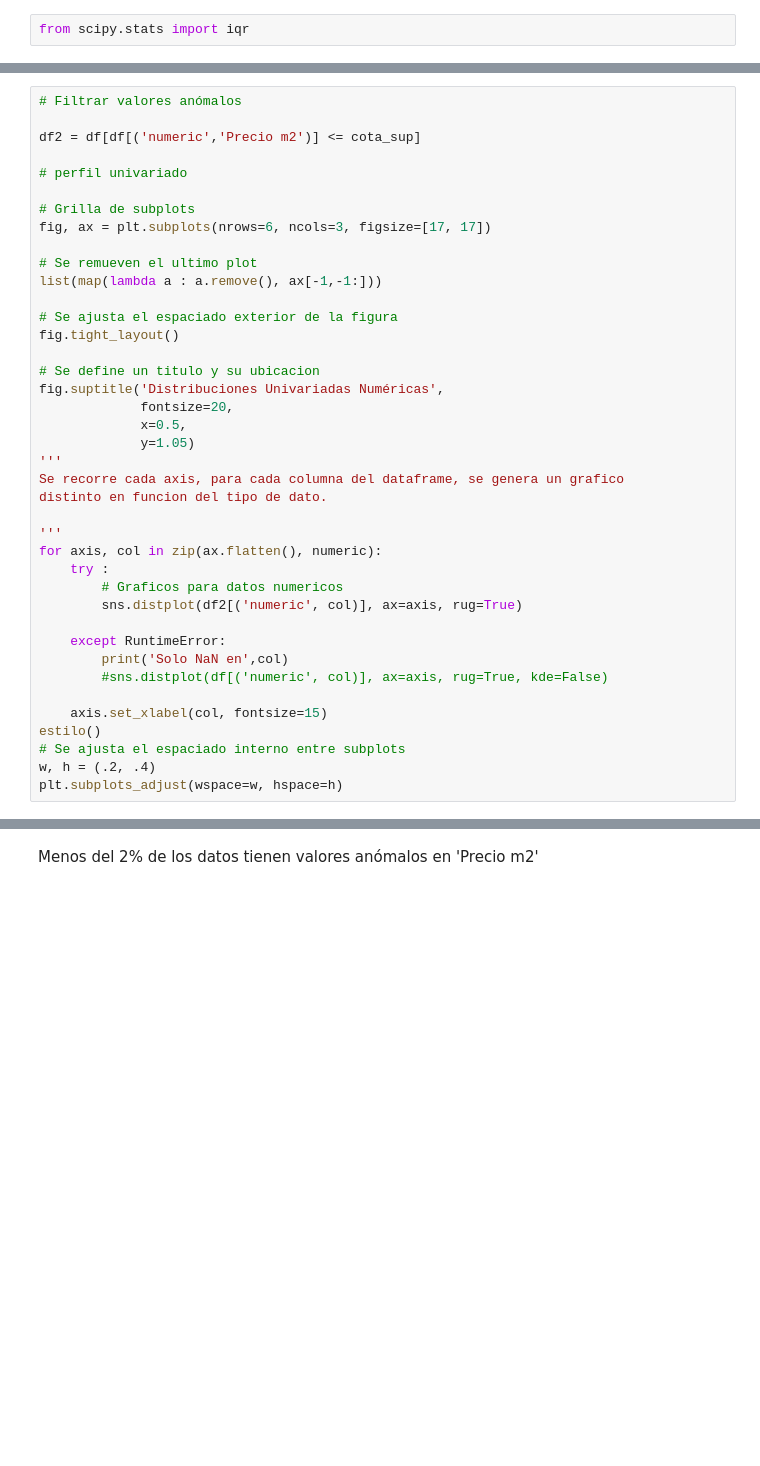
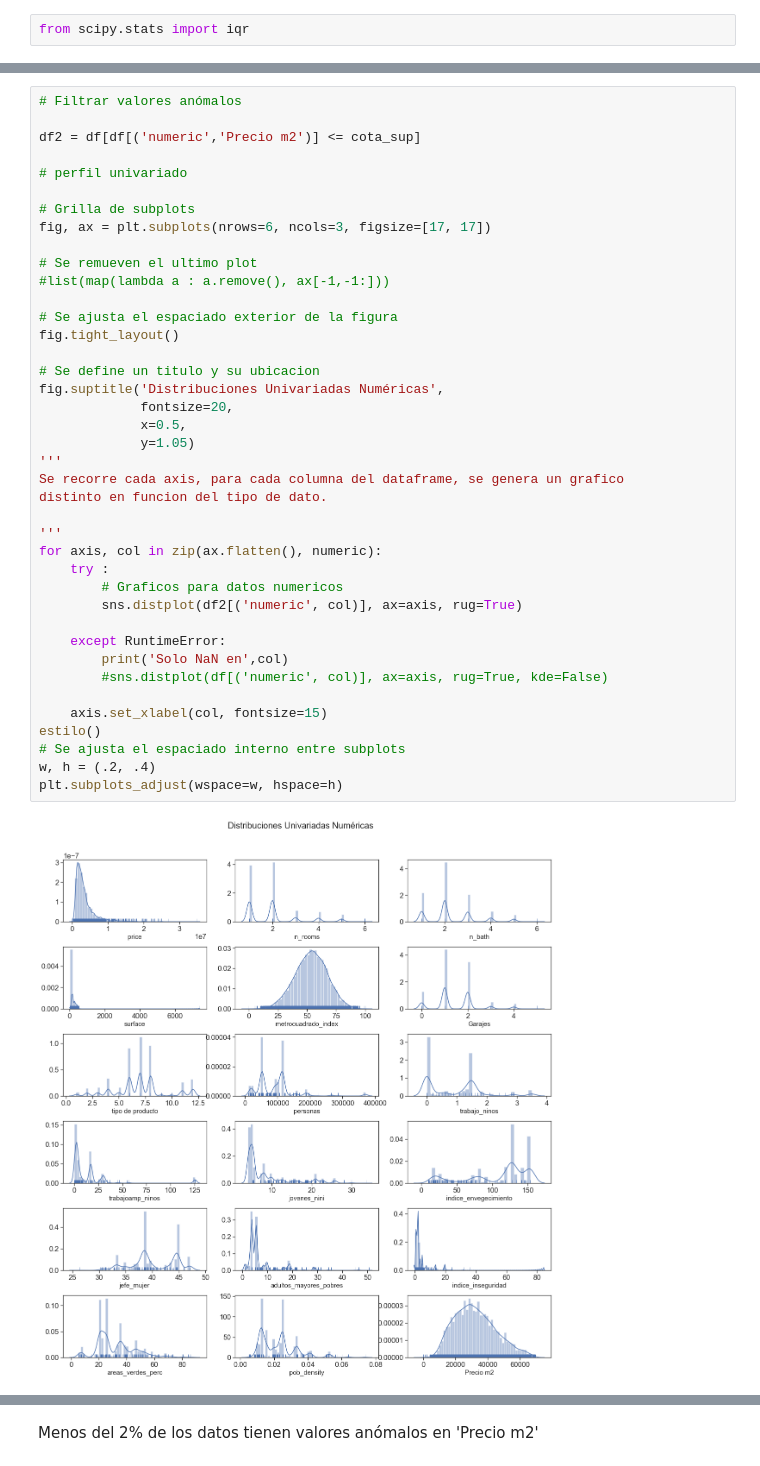
Before and after one commit to pedropereze/Tarea-1, a Jupyter notebook: tarea1.ipynb, the cells around one changed output, grey strips where cells are left out. Saved outputs shown, nothing was run; the diff lists cells and outputs as text; blank space fills up the shorter version.

```diff
--- a/tarea1.ipynb
+++ b/tarea1.ipynb
@@ -1397,34 +1659,36 @@ df2 = df[df[('numeric','Precio m2')] <= cota_sup]
 fig, ax = plt.subplots(nrows=6, ncols=3, figsize=[17, 17])
 
 # Se remueven el ultimo plot
-list(map(lambda a : a.remove(), ax[-1,-1:]))
+#list(map(lambda a : a.remove(), ax[-1,-1:]))
 
 # Se ajusta el espaciado exterior de la figura
 fig.tight_layout()
 
 # Se define un titulo y su ubicacion
 fig.suptitle('Distribuciones Univariadas Numéricas',
              fontsize=20,
              x=0.5,
              y=1.05)
 '''
 Se recorre cada axis, para cada columna del dataframe, se genera un grafico
 distinto en funcion del tipo de dato.
 
 '''
 for axis, col in zip(ax.flatten(), numeric):
     try :
         # Graficos para datos numericos
         sns.distplot(df2[('numeric', col)], ax=axis, rug=True)
 
     except RuntimeError:
         print('Solo NaN en',col)
         #sns.distplot(df[('numeric', col)], ax=axis, rug=True, kde=False)
 
     axis.set_xlabel(col, fontsize=15)
 estilo()
 # Se ajusta el espaciado interno entre subplots
 w, h = (.2, .4)
 plt.subplots_adjust(wspace=w, hspace=h)
+# %% [output]
+[figure, added]
 # %%
 df2[indexer(['Precio m2'])].shape
```
Also changed, not shown: parts of 89 cells of this notebook.
